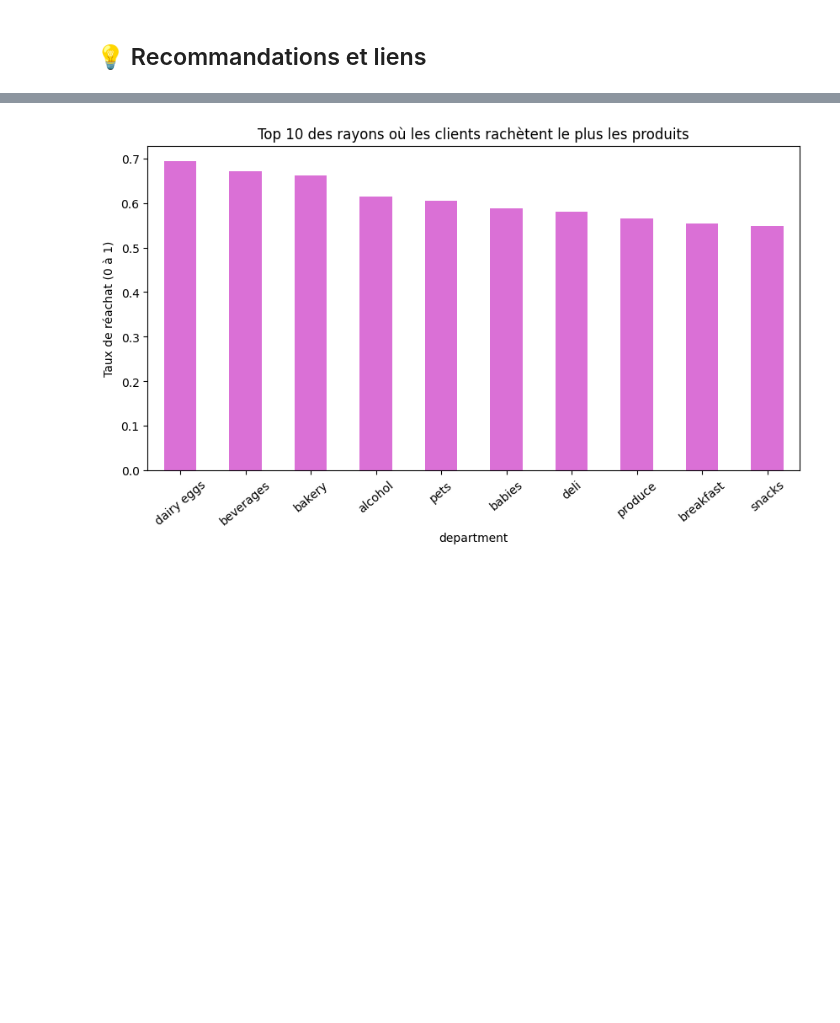
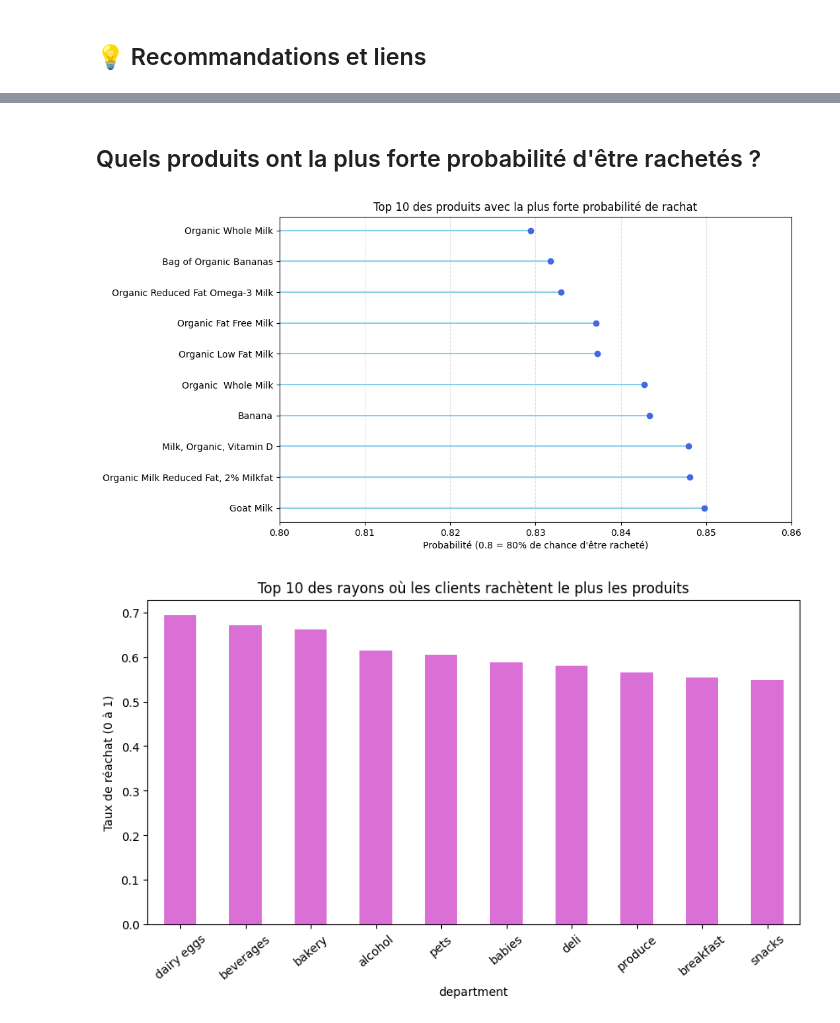
Before and after one commit to Lois5959/NEXTBUY, a Jupyter notebook: notebook_graph.ipynb, the cells around one changed output, grey strips where cells are left out. Cells and saved outputs as stored; diff of their text form; code cells hidden in the pictures; blank space fills up the shorter version.

```diff
--- a/notebook_graph.ipynb
+++ b/notebook_graph.ipynb
@@ -221,3 +242,24 @@ plt.show()
+# %% [markdown]
+## Quels produits ont la plus forte probabilité d'être rachetés ?
+# %%
+import matplotlib.pyplot as plt
+
+# Calcul de la moyenne de 'reordered' par produit
+# Filtre les produits vendus au moins 2000 fois pour éviter les stats faussées
+stats = df.groupby('product_name')['reordered'].agg(['mean', 'count'])
+top_reorder = stats[stats['count'] > 2000].nlargest(10, 'mean').reset_index()
+
+plt.figure(figsize=(10, 6))
+plt.hlines(y=top_reorder['product_name'], xmin=0, xmax=top_reorder['mean'], color='skyblue')
+plt.plot(top_reorder['mean'], top_reorder['product_name'], "o", color='royalblue')
+
+plt.title('Top 10 des produits avec la plus forte probabilité de rachat')
+plt.xlabel('Probabilité (0.8 = 80% de chance d\'être racheté)')
+plt.grid(axis='x', linestyle='--', alpha=0.4)
+plt.xlim(0.80, 0.86)
+plt.show()
+# %% [output]
+[figure, added]
 # %%
 # Calcule le taux de réachat par rayon
 reorder_r = df_clean.groupby('department')['reordered'].mean().sort_values(ascending=False).head(10)
```
Also changed, not shown: parts of 3 cells of this notebook.
